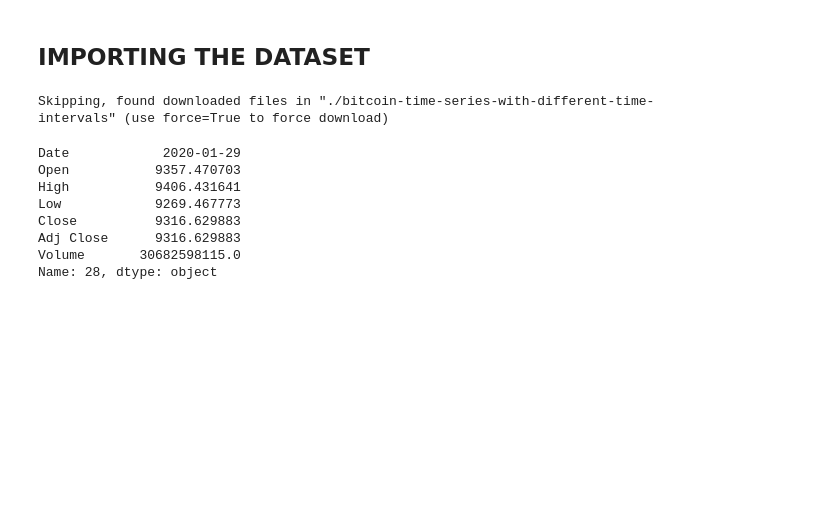
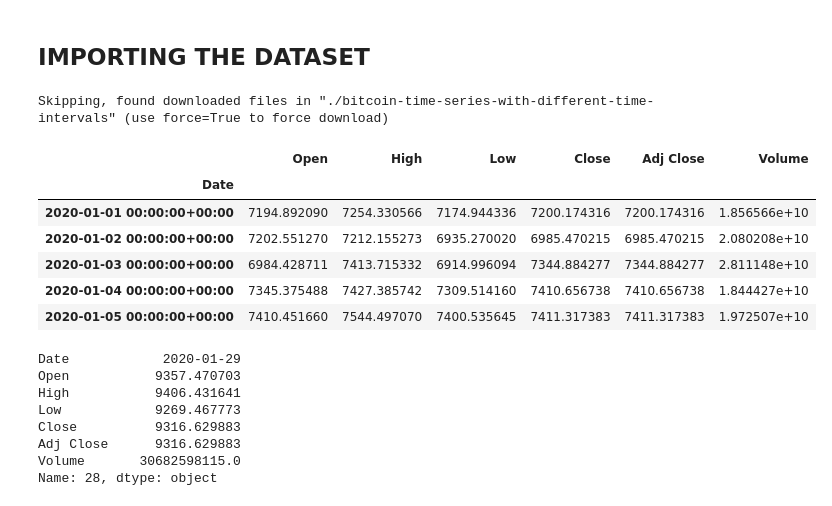
Before and after one commit to YashBurman1/Forecasting-BitCoin-Prices, a Jupyter notebook: Time_series_Analysis_bitCoin.ipynb, the cells around one changed output. Saved outputs shown, nothing was run; the diff lists cells and outputs as text; code cells hidden in the pictures; blank space fills up the shorter version.

```diff
--- a/Time_series_Analysis_bitCoin.ipynb
+++ b/Time_series_Analysis_bitCoin.ipynb
@@ -115,6 +115,16 @@ Skipping, found downloaded files in "./bitcoin-time-series-with-different-time-i
 # %%
 file = ('./bitcoin-time-series-with-different-time-intervals/BTC-USD-1-DAY.csv')
 df =  pd.read_csv(file)
+# %%
+df.head(5)
+# %% [output]
+|  | Open | High | Low | Close | Adj Close | Volume |
+| Date |  |  |  |  |  |  |
+| 2020-01-01 00:00:00+00:00 | 7194.892090 | 7254.330566 | 7174.944336 | 7200.174316 | 7200.174316 | 1.856566e+10 |
+| 2020-01-02 00:00:00+00:00 | 7202.551270 | 7212.155273 | 6935.270020 | 6985.470215 | 6985.470215 | 2.080208e+10 |
+| 2020-01-03 00:00:00+00:00 | 6984.428711 | 7413.715332 | 6914.996094 | 7344.884277 | 7344.884277 | 2.811148e+10 |
+| 2020-01-04 00:00:00+00:00 | 7345.375488 | 7427.385742 | 7309.514160 | 7410.656738 | 7410.656738 | 1.844427e+10 |
+| 2020-01-05 00:00:00+00:00 | 7410.451660 | 7544.497070 | 7400.535645 | 7411.317383 | 7411.317383 | 1.972507e+10 |
 # %%
 print(df.iloc[28])
 # %% [output]
```
Also changed, not shown: parts of 3 cells of this notebook.
